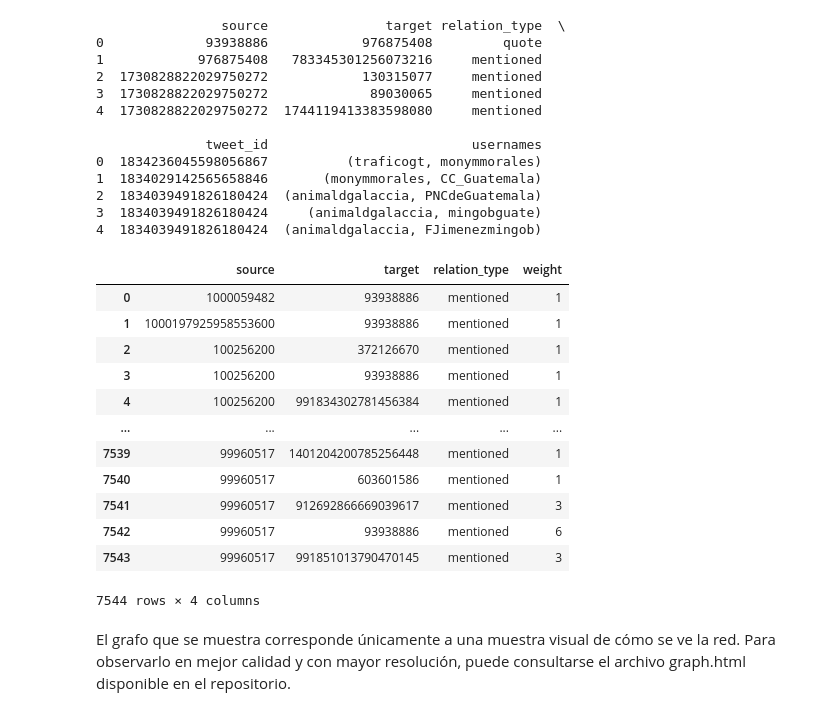
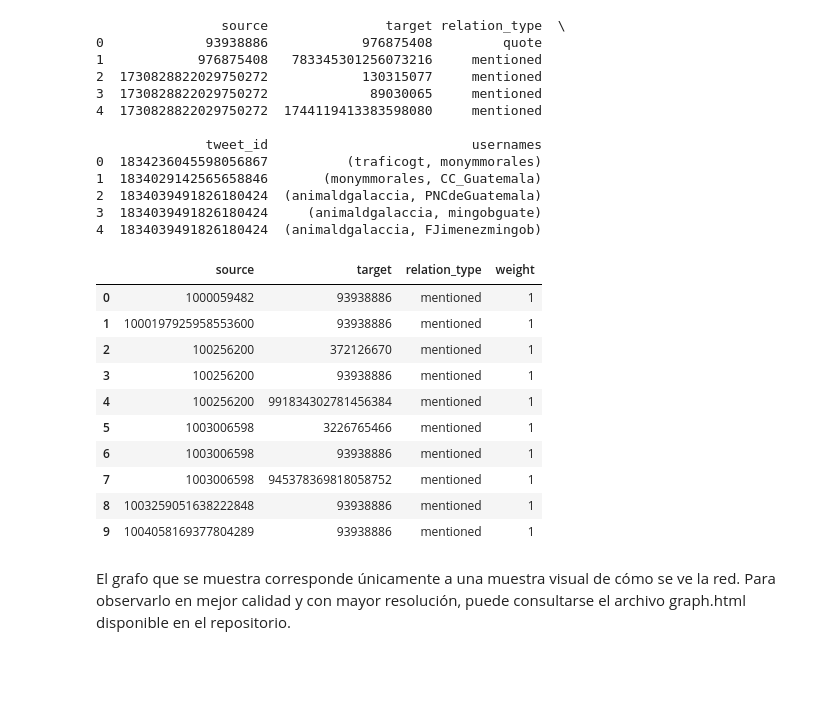
Before and after one commit to Gerax5/DS-lab6, a Jupyter notebook: report.ipynb, the cells around one changed output. Drawn from its saved outputs; the diff is of its cells as text; code cells hidden in the pictures; blank space fills up the shorter version.

```diff
--- a/report.ipynb
+++ b/report.ipynb
@@ -375,21 +375,19 @@ df_edges_weighted = (
     .reset_index(name="weight")
 )
 # %%
-df_edges_weighted
+df_edges_weighted.head(10)
 # %% [output]
 |  | source | target | relation_type | weight |
 | 0 | 1000059482 | 93938886 | mentioned | 1 |
 | 1 | 1000197925958553600 | 93938886 | mentioned | 1 |
 | 2 | 100256200 | 372126670 | mentioned | 1 |
 | 3 | 100256200 | 93938886 | mentioned | 1 |
 | 4 | 100256200 | 991834302781456384 | mentioned | 1 |
-| ... | ... | ... | ... | ... |
-| 7539 | 99960517 | 1401204200785256448 | mentioned | 1 |
-| 7540 | 99960517 | 603601586 | mentioned | 1 |
-| 7541 | 99960517 | 912692866669039617 | mentioned | 3 |
-| 7542 | 99960517 | 93938886 | mentioned | 6 |
-| 7543 | 99960517 | 991851013790470145 | mentioned | 3 |
+| 5 | 1003006598 | 3226765466 | mentioned | 1 |
+| 6 | 1003006598 | 93938886 | mentioned | 1 |
+| 7 | 1003006598 | 945378369818058752 | mentioned | 1 |
+| 8 | 1003259051638222848 | 93938886 | mentioned | 1 |
+| 9 | 1004058169377804289 | 93938886 | mentioned | 1 |
-7544 rows × 4 columns
 # %%
 graph = False
 raise Exception("Modificar la variable si se quiere graficar")
```
Also changed, not shown: parts of 3 cells of this notebook, 1 other file.
